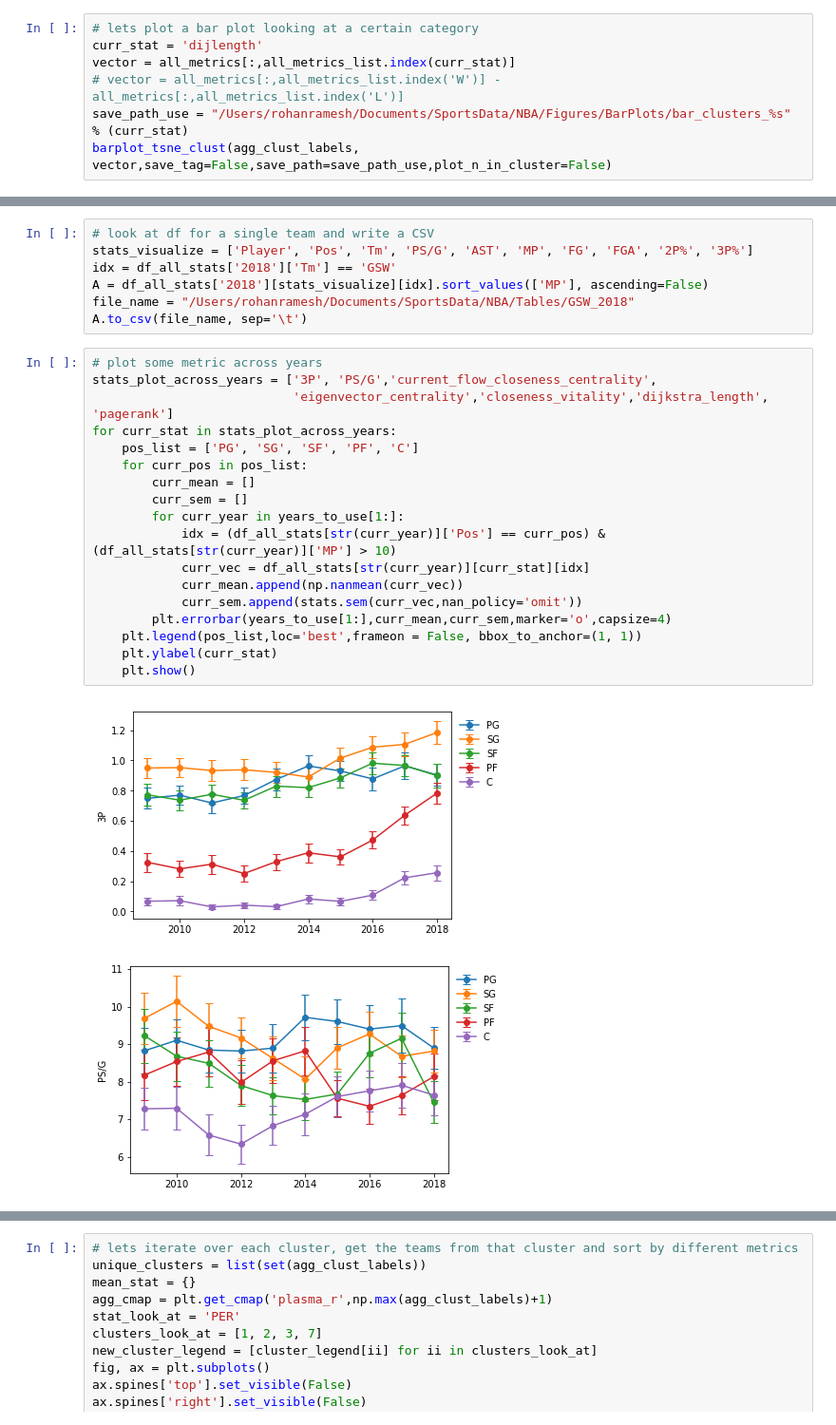
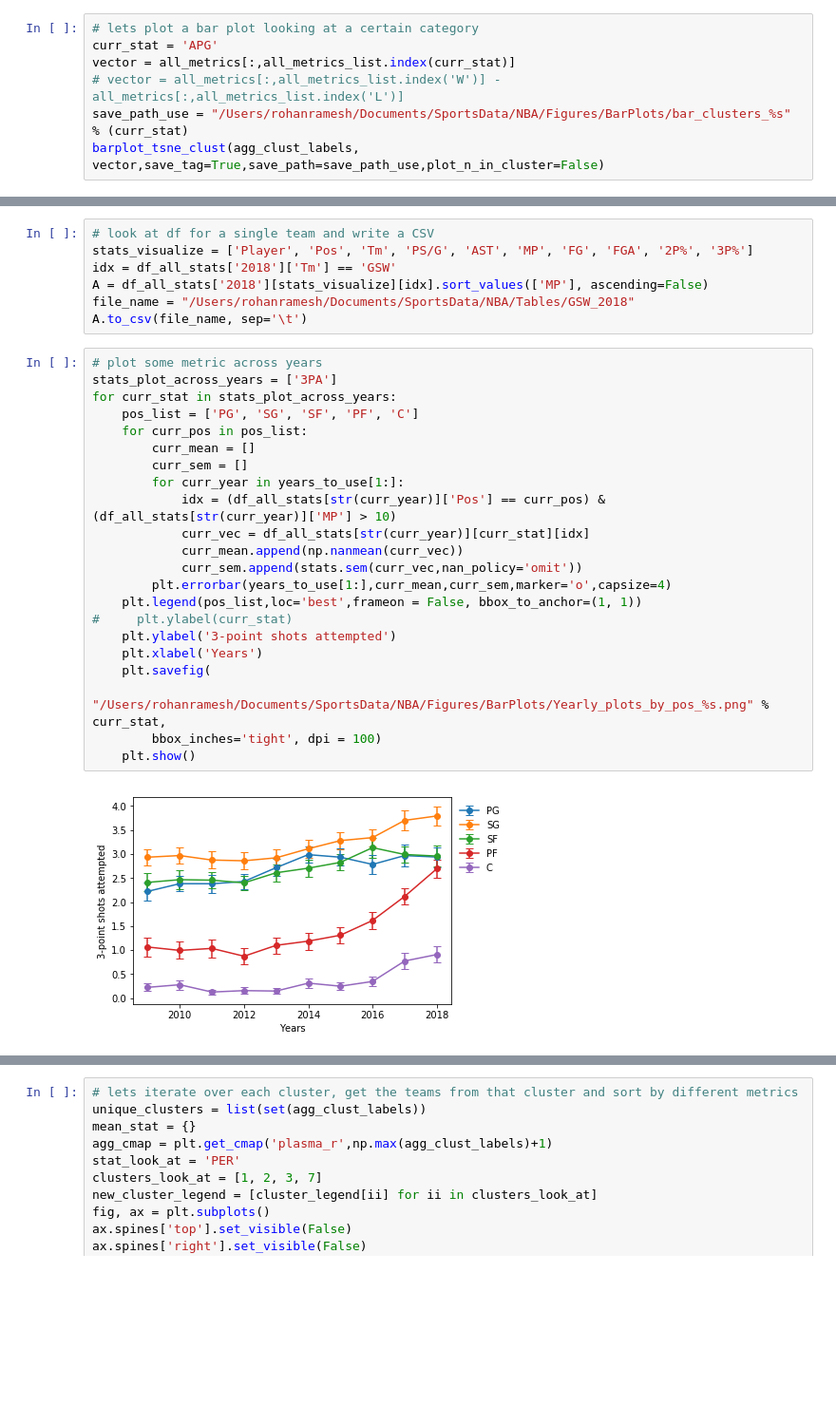
Before and after one commit to rohannramesh/Basketball_predictions, a Jupyter notebook: Team_by_team_analysis.ipynb, the cells around one changed output, grey strips where cells are left out. Shown at 95% size. Saved outputs shown, nothing was run; the diff lists cells and outputs as text; blank space fills up the shorter version.

Commit message:
Couple of new plots

```diff
--- a/Team_by_team_analysis.ipynb
+++ b/Team_by_team_analysis.ipynb
@@ -944,9 +948,9 @@ plot_tsne_with_colors_sorted(tsne_results,all_metrics[:,all_metrics_list.index(s
 # %%
 # lets plot a bar plot looking at a certain category
-curr_stat = 'dijlength'
+curr_stat = 'APG'
 vector = all_metrics[:,all_metrics_list.index(curr_stat)]
 # vector = all_metrics[:,all_metrics_list.index('W')] - all_metrics[:,all_metrics_list.index('L')]
 save_path_use = "/Users/rohanramesh/Documents/SportsData/NBA/Figures/BarPlots/bar_clusters_%s" % (curr_stat)
-barplot_tsne_clust(agg_clust_labels, vector,save_tag=False,save_path=save_path_use,plot_n_in_cluster=False)
+barplot_tsne_clust(agg_clust_labels, vector,save_tag=True,save_path=save_path_use,plot_n_in_cluster=False)
 # %% [output]
 /Users/rohanramesh/Documents/SportsData/NBA/Figures/BarPlots/
@@ -1033,22 +1037,25 @@ file_name = "/Users/rohanramesh/Documents/SportsData/NBA/Tables/GSW_2018"
 A.to_csv(file_name, sep='\t')
 # %%
 # plot some metric across years
-stats_plot_across_years = ['3P', 'PS/G','current_flow_closeness_centrality',
-                           'eigenvector_centrality','closeness_vitality','dijkstra_length', 'pagerank']
+stats_plot_across_years = ['3PA']
 for curr_stat in stats_plot_across_years:
     pos_list = ['PG', 'SG', 'SF', 'PF', 'C']
     for curr_pos in pos_list:
         curr_mean = []
         curr_sem = []
         for curr_year in years_to_use[1:]:
             idx = (df_all_stats[str(curr_year)]['Pos'] == curr_pos) & (df_all_stats[str(curr_year)]['MP'] > 10)
             curr_vec = df_all_stats[str(curr_year)][curr_stat][idx]
             curr_mean.append(np.nanmean(curr_vec))
             curr_sem.append(stats.sem(curr_vec,nan_policy='omit'))
         plt.errorbar(years_to_use[1:],curr_mean,curr_sem,marker='o',capsize=4)
     plt.legend(pos_list,loc='best',frameon = False, bbox_to_anchor=(1, 1))
-    plt.ylabel(curr_stat)
+#     plt.ylabel(curr_stat)
+    plt.ylabel('3-point shots attempted')
+    plt.xlabel('Years')
+    plt.savefig(
+        "/Users/rohanramesh/Documents/SportsData/NBA/Figures/BarPlots/Yearly_plots_by_pos_%s.png" % curr_stat,
+        bbox_inches='tight', dpi = 100)
     plt.show()
 # %% [output]
-[figure, old version]
+[figure, new version]
-[figure, removed]
```
Also changed, not shown: parts of 7 cells of this notebook.
